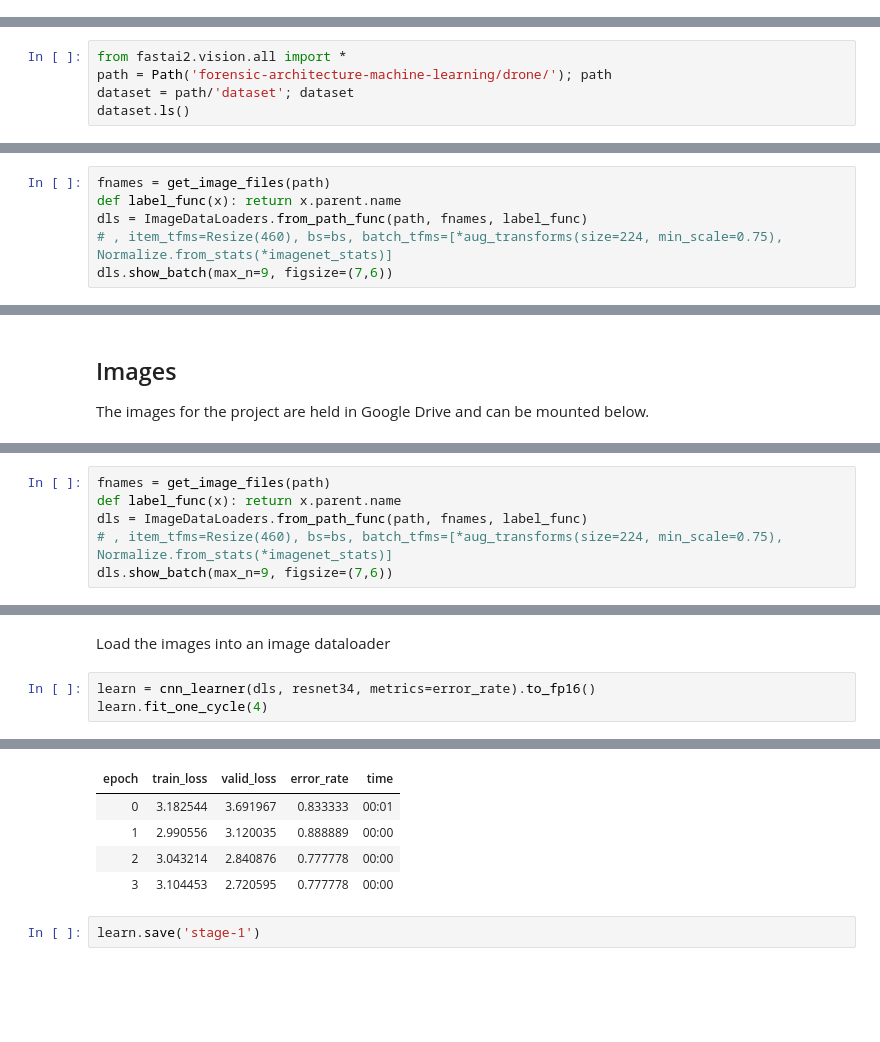
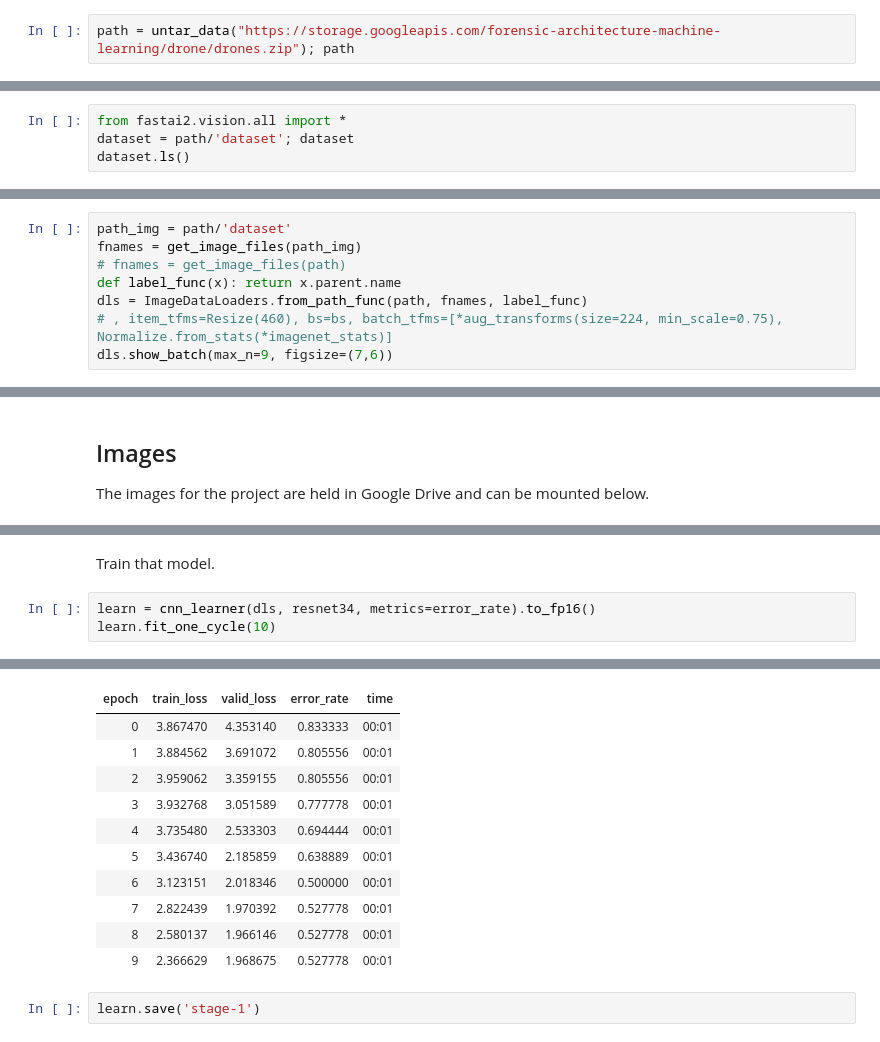
Before and after one commit to frasercrichton/fastai2-learning, a Jupyter notebook: nbs/drone.ipynb, the cells around one changed output, grey strips where cells are left out. Saved outputs shown, nothing was run; the diff lists cells and outputs as text; blank space fills up the shorter version.

```diff
--- a/nbs/drone.ipynb
+++ b/nbs/drone.ipynb
@@ -50,0 +58,2 @@ File system has been successfully mounted.
+# %%
+path = untar_data("https://storage.googleapis.com/forensic-architecture-machine-learning/drone/drones.zip"); path
@@ -52,7 +63,6 @@ File system has been successfully mounted.
 Get that dataset
 # %%
 from fastai2.vision.all import *
-path = Path('forensic-architecture-machine-learning/drone/'); path
 dataset = path/'dataset'; dataset
 dataset.ls()
 # %% [output]
@@ -65,5 +77,7 @@ path.ls()
 # %%
-fnames = get_image_files(path)
+path_img = path/'dataset'
+fnames = get_image_files(path_img)
+# fnames = get_image_files(path)
 def label_func(x): return x.parent.name
 dls = ImageDataLoaders.from_path_func(path, fnames, label_func)
 # , item_tfms=Resize(460), bs=bs, batch_tfms=[*aug_transforms(size=224, min_scale=0.75), Normalize.from_stats(*imagenet_stats)]
@@ -108,6 +103,0 @@ Create an Image Data loader and output the results
-# %%
-fnames = get_image_files(path)
-def label_func(x): return x.parent.name
-dls = ImageDataLoaders.from_path_func(path, fnames, label_func)
-# , item_tfms=Resize(460), bs=bs, batch_tfms=[*aug_transforms(size=224, min_scale=0.75), Normalize.from_stats(*imagenet_stats)]
-dls.show_batch(max_n=9, figsize=(7,6))
@@ -116,6 +104,6 @@ dls.show_batch(max_n=9, figsize=(7,6))
-# %% [markdown]
-Load the images into an image dataloader
+# %% [markdown]
+Train that model.
 # %%
 learn = cnn_learner(dls, resnet34, metrics=error_rate).to_fp16()
-learn.fit_one_cycle(4)
+learn.fit_one_cycle(10)
 # %% [output]
@@ -123,8 +110,14 @@ Downloading: "https://download.pytorch.org/models/resnet34-333f7ec4.pth" to /roo
 | epoch | train_loss | valid_loss | error_rate | time |
-| 0 | 3.182544 | 3.691967 | 0.833333 | 00:01 |
-| 1 | 2.990556 | 3.120035 | 0.888889 | 00:00 |
-| 2 | 3.043214 | 2.840876 | 0.777778 | 00:00 |
-| 3 | 3.104453 | 2.720595 | 0.777778 | 00:00 |
+| 0 | 3.867470 | 4.353140 | 0.833333 | 00:01 |
+| 1 | 3.884562 | 3.691072 | 0.805556 | 00:01 |
+| 2 | 3.959062 | 3.359155 | 0.805556 | 00:01 |
+| 3 | 3.932768 | 3.051589 | 0.777778 | 00:01 |
+| 4 | 3.735480 | 2.533303 | 0.694444 | 00:01 |
+| 5 | 3.436740 | 2.185859 | 0.638889 | 00:01 |
+| 6 | 3.123151 | 2.018346 | 0.500000 | 00:01 |
+| 7 | 2.822439 | 1.970392 | 0.527778 | 00:01 |
+| 8 | 2.580137 | 1.966146 | 0.527778 | 00:01 |
+| 9 | 2.366629 | 1.968675 | 0.527778 | 00:01 |
 # %%
 learn.save('stage-1')
 # %%
```
Also changed, not shown: parts of 23 cells of this notebook.
